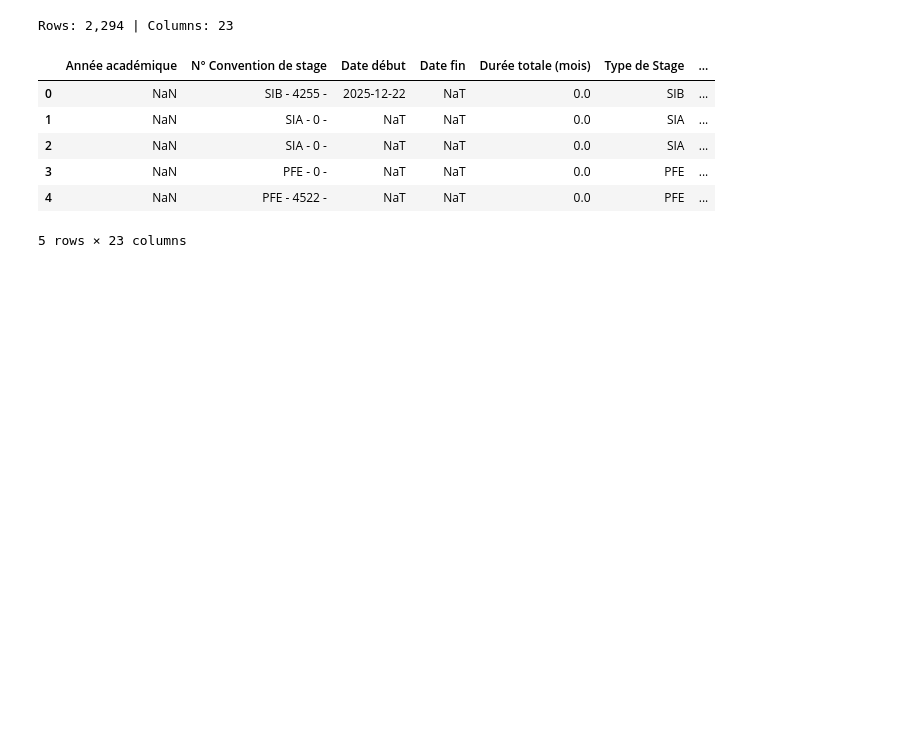
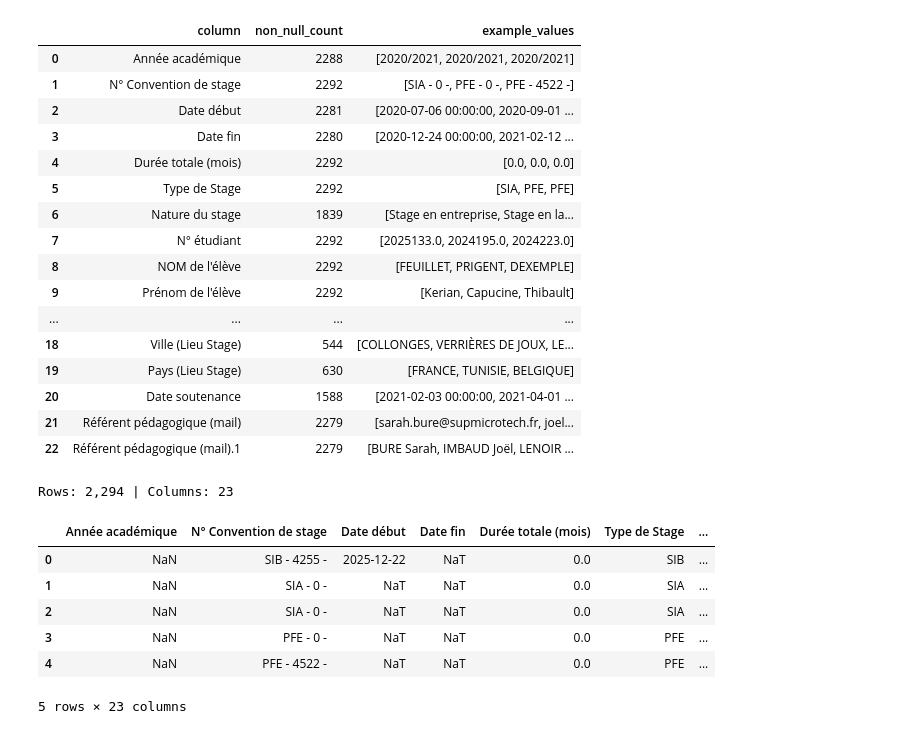
Before and after one commit to kraymis/rag-pfe-data, a Jupyter notebook: notebooks/02_data_cleaning.ipynb, the cells around one changed output. Drawn from its saved outputs; the diff is of its cells as text; code cells hidden in the pictures; blank space fills up the shorter version.

Commit message:
Add data exploration and cleaning

```diff
--- a/notebooks/02_data_cleaning.ipynb
+++ b/notebooks/02_data_cleaning.ipynb
@@ -7,6 +7,31 @@ RAW_PATH = PROJECT_ROOT / "data" / "raw" / "ExportStagesentreprisessujets2020-20
 
 df_raw = pd.read_excel(RAW_PATH)
 df = df_raw.copy()
+# %%
+column_inspection = pd.DataFrame({
+    "column": df.columns.astype(str),
+    "non_null_count": df.notna().sum().values,
+    "example_values": [df[column].dropna().head(3).tolist() for column in df.columns],
+})
+display(column_inspection)
+# %% [output]
+|  | column | non_null_count | example_values |
+| 0 | Année académique | 2288 | [2020/2021, 2020/2021, 2020/2021] |
+| 1 | N° Convention de stage | 2292 | [SIA - 0 -, PFE - 0 -, PFE - 4522 -] |
+| 2 | Date début | 2281 | [2020-07-06 00:00:00, 2020-09-01 ... |
+| 3 | Date fin | 2280 | [2020-12-24 00:00:00, 2021-02-12 ... |
+| 4 | Durée totale (mois) | 2292 | [0.0, 0.0, 0.0] |
+| 5 | Type de Stage | 2292 | [SIA, PFE, PFE] |
+| 6 | Nature du stage | 1839 | [Stage en entreprise, Stage en la... |
+| 7 | N° étudiant | 2292 | [2025133.0, 2024195.0, 2024223.0] |
+| 8 | NOM de l'élève | 2292 | [FEUILLET, PRIGENT, DEXEMPLE] |
+| 9 | Prénom de l'élève | 2292 | [Kerian, Capucine, Thibault] |
+| ... | ... | ... | ... |
+| 18 | Ville (Lieu Stage) | 544 | [COLLONGES, VERRIÈRES DE JOUX, LE... |
+| 19 | Pays (Lieu Stage) | 630 | [FRANCE, TUNISIE, BELGIQUE] |
+| 20 | Date soutenance | 1588 | [2021-02-03 00:00:00, 2021-04-01 ... |
+| 21 | Référent pédagogique (mail) | 2279 | [sarah.bure@supmicrotech.fr, joel... |
+| 22 | Référent pédagogique (mail).1 | 2279 | [BURE Sarah, IMBAUD Joël, LENOIR ... |
 # %%
 print(f"Rows: {df_raw.shape[0]:,} | Columns: {df_raw.shape[1]:,}")
 display(df_raw.head())
```
Also changed, not shown: parts of 69 cells of this notebook, 2 other files.
